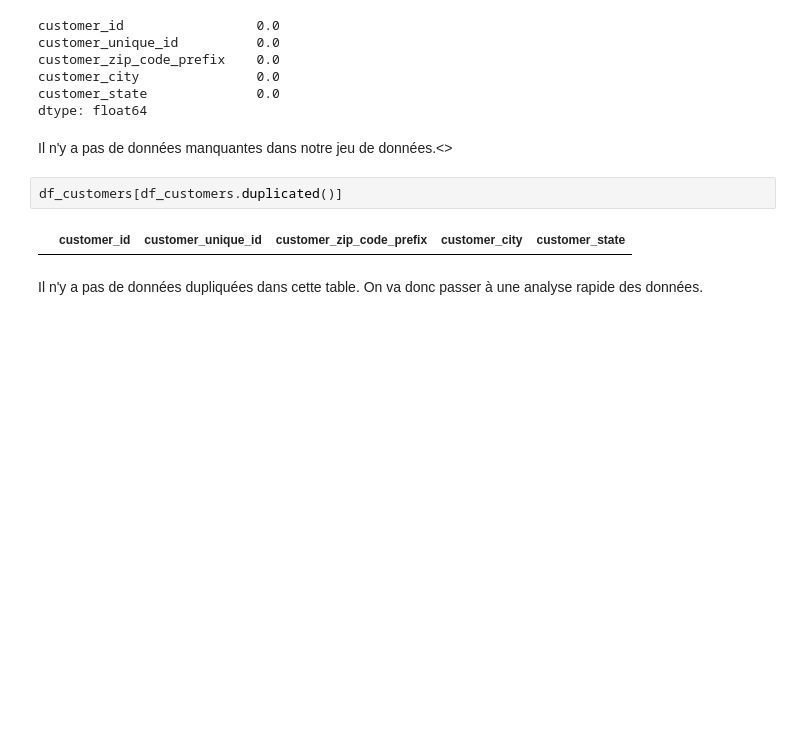
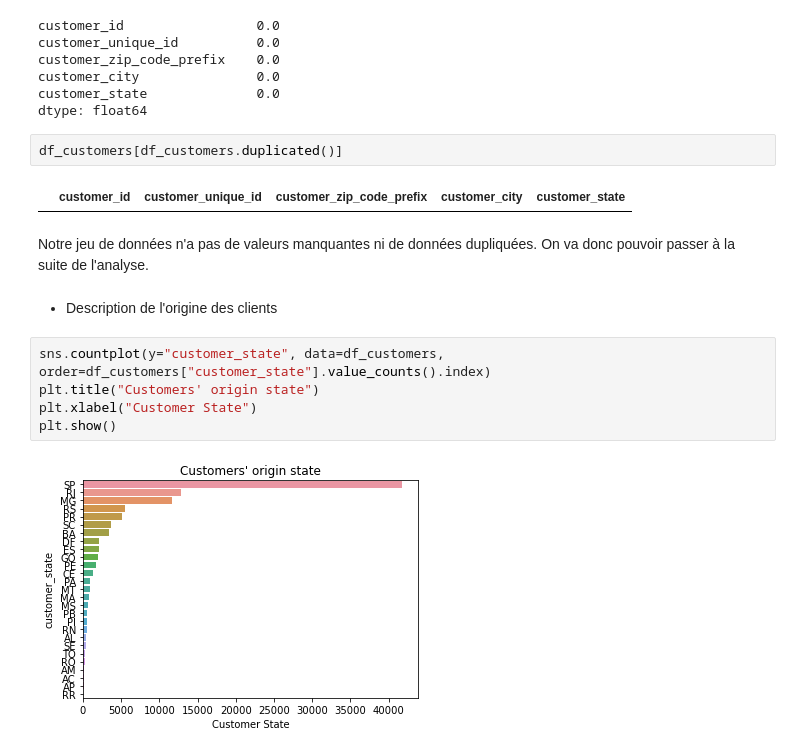
Before and after one commit to Sylvariane/segmentez_les_clients, a Jupyter notebook: POlist_01_notebookexploration.ipynb, the cells around one changed output. Cells and saved outputs as stored; diff of their text form; blank space fills up the shorter version.

Commit message:
suite analyse client

```diff
--- a/POlist_01_notebookexploration.ipynb
+++ b/POlist_01_notebookexploration.ipynb
@@ -31,12 +32,19 @@ customer_zip_code_prefix    0.0
 customer_city               0.0
 customer_state              0.0
 dtype: float64
-# %% [markdown]
-Il n'y a pas de données manquantes dans notre jeu de données.<>
 # %%
 df_customers[df_customers.duplicated()]
 # %% [output]
 |  | customer_id | customer_unique_id | customer_zip_code_prefix | customer_city | customer_state |
 # %% [markdown]
-Il n'y a pas de données dupliquées dans cette table. On va donc passer à une analyse rapide des données.
+Notre jeu de données n'a pas de valeurs manquantes ni de données dupliquées. On va donc pouvoir passer à la suite de l'analyse.
+# %% [markdown]
+- Description de l'origine des clients
+# %%
+sns.countplot(y="customer_state", data=df_customers, order=df_customers["customer_state"].value_counts().index)
+plt.title("Customers' origin state")
+plt.xlabel("Customer State")
+plt.show()
+# %% [output]
+[figure, added]
 # %%
```
Also changed, not shown: parts of 12 cells of this notebook.
